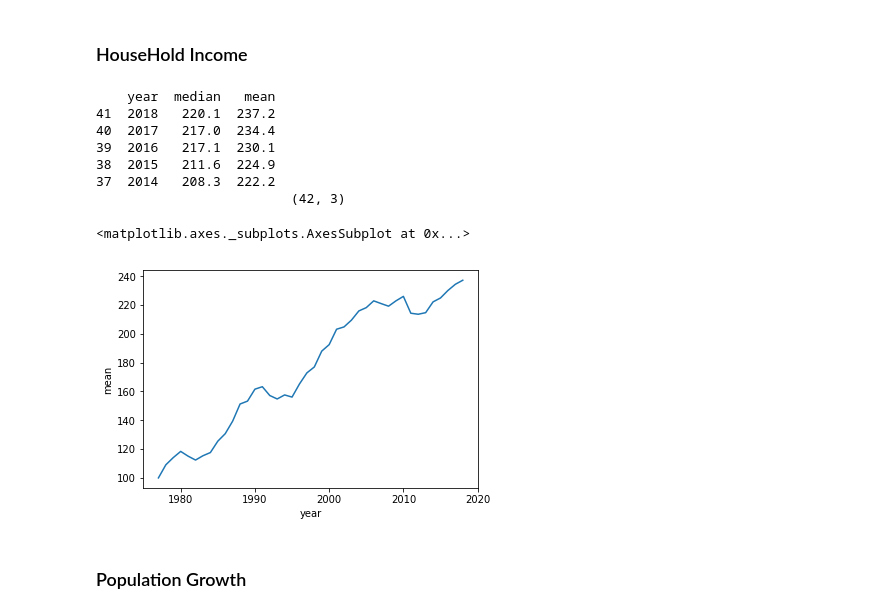
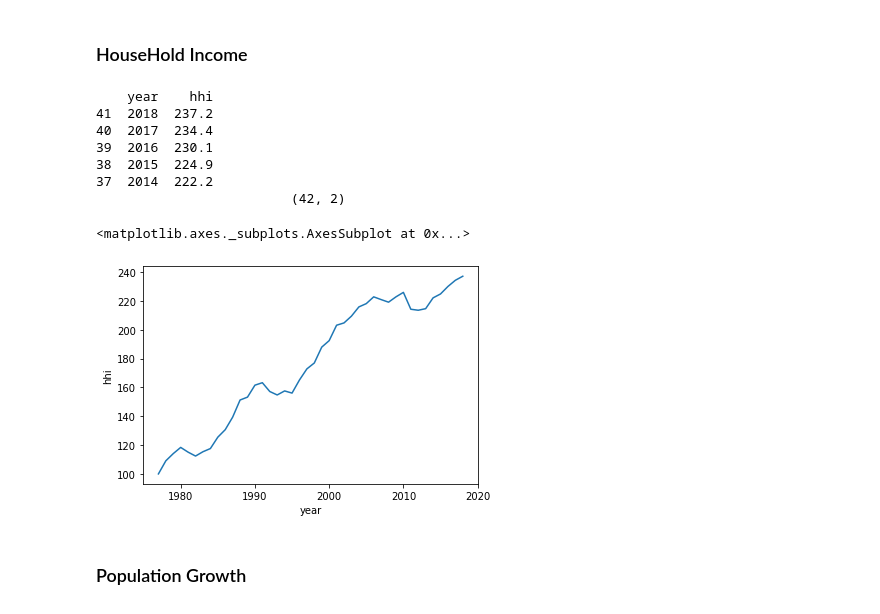
Before and after one commit to angelrureLurtis/LondonNW6, a Jupyter notebook: Part 2 Forecasting Prices and Rents.ipynb, the cells around one changed output. Saved outputs shown, nothing was run; the diff lists cells and outputs as text; code cells hidden in the pictures.

```diff
--- a/Part 2 Forecasting Prices and Rents.ipynb
+++ b/Part 2 Forecasting Prices and Rents.ipynb
@@ -97,22 +100,25 @@ sns.lineplot(x=cpi['year'],y=cpi['CPI'])
 # %%
 hhi = pd.read_csv('./part2_data/HHI.csv', names = ['year', 'median', 'mean'], skiprows=1)
 hhi = hhi.sort_values(by='year', ascending=False)
+# %%
+hhi = hhi.drop('median', 1)
+hhi = hhi.rename(columns={'mean':'hhi'})
 # %%
 print(hhi.head())
 print('\t\t\t',hhi.shape)
 # %% [output]
-    year  median   mean
-41  2018   220.1  237.2
-40  2017   217.0  234.4
-39  2016   217.1  230.1
-38  2015   211.6  224.9
-37  2014   208.3  222.2
-                         (42, 3)
+    year    hhi
+41  2018  237.2
+40  2017  234.4
+39  2016  230.1
+38  2015  224.9
+37  2014  222.2
+                         (42, 2)
 # %%
-sns.lineplot(x=hhi['year'],y=hhi['mean'])
+sns.lineplot(x=hhi['year'],y=hhi['hhi'])
 # %% [output]
 <matplotlib.axes._subplots.AxesSubplot at 0x...>
-[figure, old version]
+[figure, new version]
 # %% [markdown]
 ### Population Growth
 # %%
```
Also changed, not shown: parts of 84 cells of this notebook.
